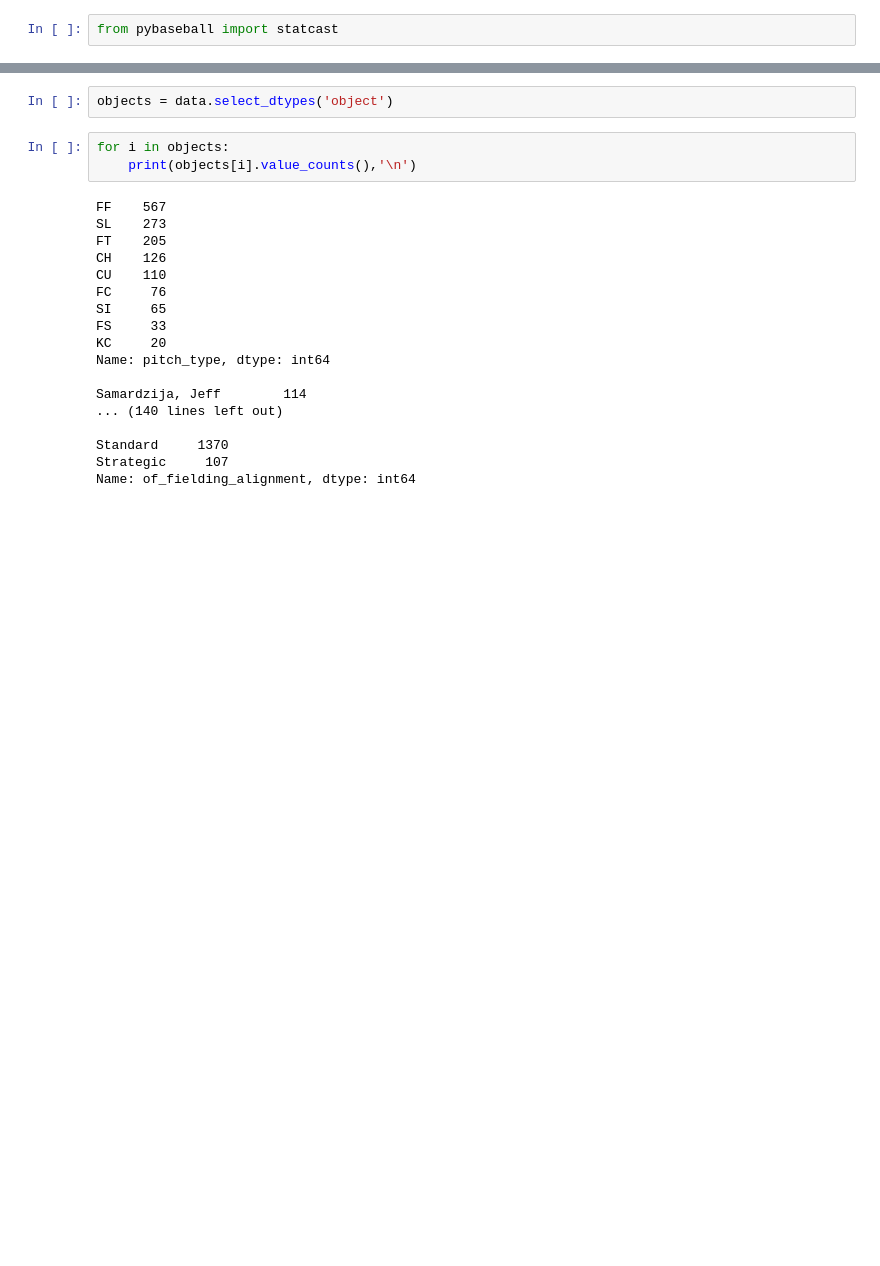
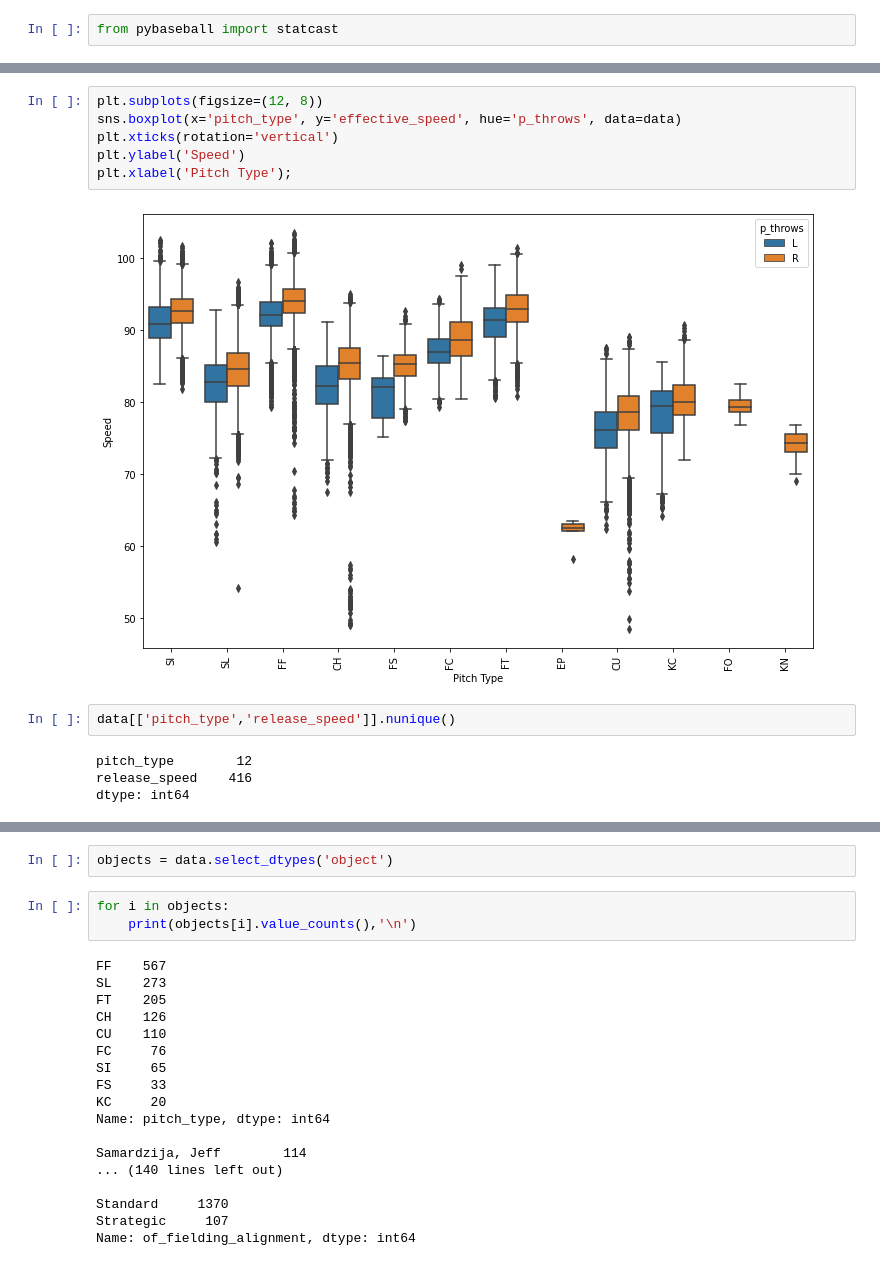
Before and after one commit to lligon4/Capstone2_Project, a Jupyter notebook: CS2_data_wrangling.ipynb, the cells around one changed output, grey strips where cells are left out. Saved outputs shown, nothing was run; the diff lists cells and outputs as text; blank space fills up the shorter version.

```diff
--- a/CS2_data_wrangling.ipynb
+++ b/CS2_data_wrangling.ipynb
@@ -74,0 +205,14 @@ data.drop(columns=['umpire', 'spin_dir', 'tfs_deprecated', 'break_angle_deprecat
+# %%
+plt.subplots(figsize=(12, 8))
+sns.boxplot(x='pitch_type', y='effective_speed', hue='p_throws', data=data)
+plt.xticks(rotation='vertical')
+plt.ylabel('Speed')
+plt.xlabel('Pitch Type');
+# %% [output]
+[figure, added]
+# %%
+data[['pitch_type','release_speed']].nunique()
+# %% [output]
+pitch_type        12
+release_speed    416
+dtype: int64
```
Also changed, not shown: parts of 33 cells of this notebook.
